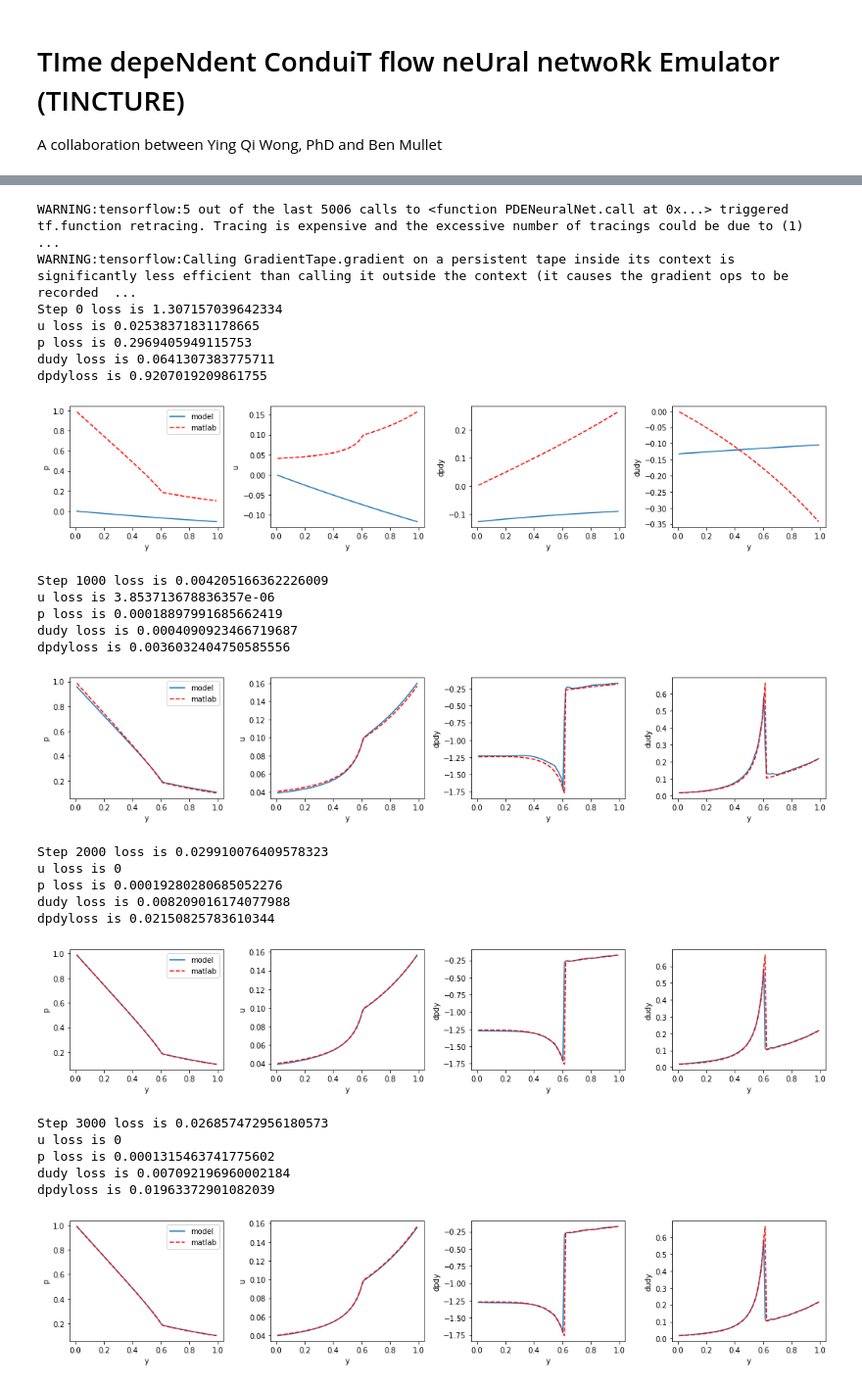
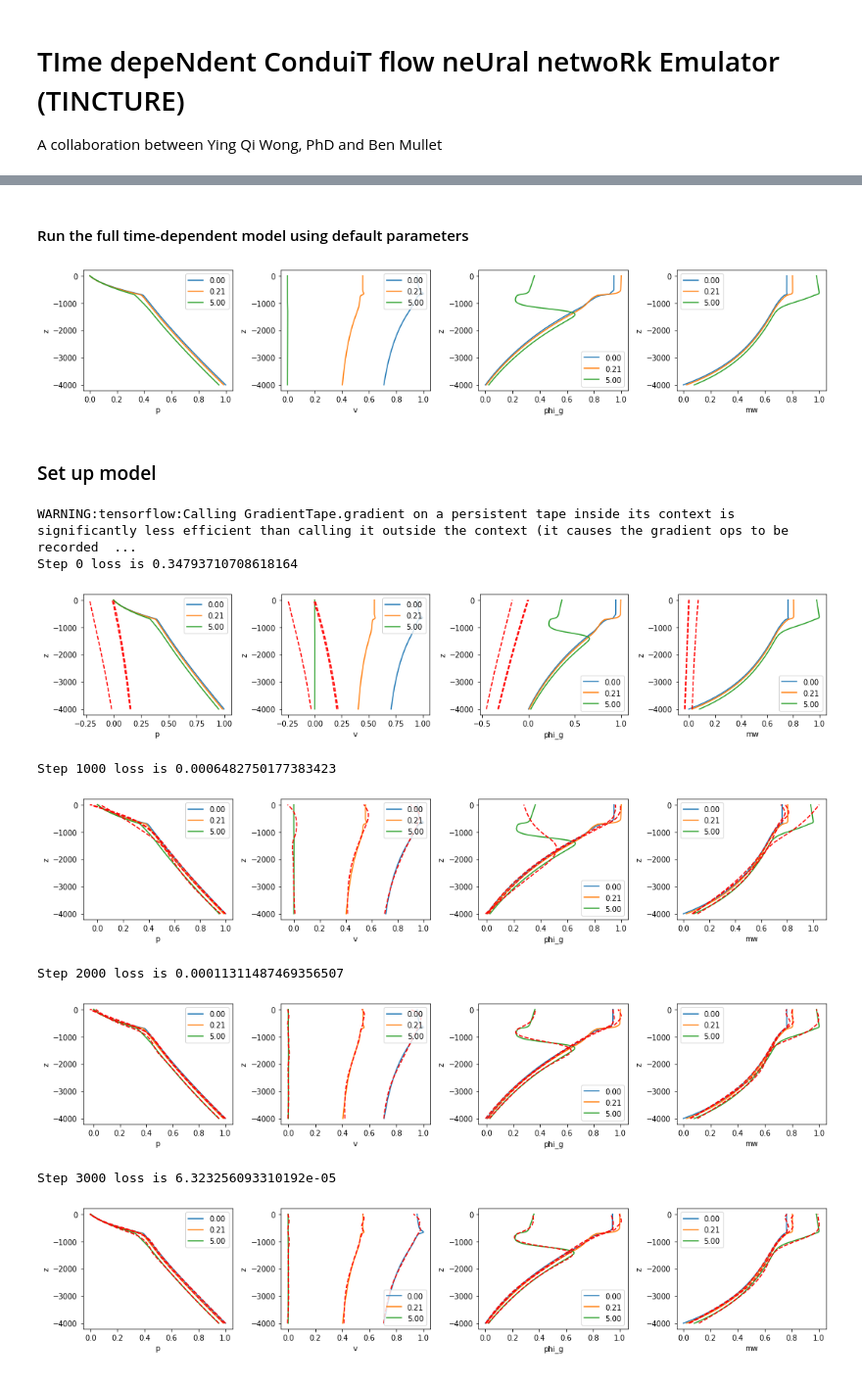
Before and after one commit to bmullet/neural_conduit, a Jupyter notebook: Neural_tdc.ipynb, the cells around one changed output, grey strips where cells are left out. Shown at 98% size. Saved outputs shown, nothing was run; the diff lists cells and outputs as text; code cells hidden in the pictures.

Commit message:
Extract matlab data and train on it
- Grab matlab data from YQ's code
- Train neural network to match the data
- Set up infrastructure to allow training on physics

```diff
--- a/Neural_tdc.ipynb
+++ b/Neural_tdc.ipynb
@@ -9,0 +26,20 @@ import matplotlib.pyplot as plt
+# %% [markdown]
+#### Run the full time-dependent model using default parameters
+# %%
+def n_by_1(array):
+  """Transform array to Nx1"""
+  array = np.array(array)
+
+  assert len(array.shape) <= 2, "Array dim should be <= 2"
+
+  if len(array.shape) < 2:
+    array = array[:,np.newaxis]
+
+  L, W = array.shape
+  if L < W:
+    array = array.T
+
+  return array
+# %%
+n = n_by_1(np.array([1,2,3]))
+m = np.array([1,2,3])
@@ -10,3 +183,13 @@ import matplotlib.pyplot as plt
+# %%
+# Load data
+c = conduit_model_data_handler()
+# %%
+# Plot example model realizations
+c.plot()
+# %% [output]
+[figure, added]
+# %% [markdown]
+### Set up model
 # %%
 # Neural network model
 
@@ -34,10 +217,5 @@ class PDENeuralNet(tf.keras.Model):
     return z
 # %%
 # Neural network parameters
-N_INPUTS = 1
-N_OUTPUTS = 2
-
-# Hyper-parameters
-N_QUERY = 100
-N_ITER = 50000
-N_DATA_STEPS = 2000
+N_INPUTS = 2
+N_OUTPUTS = 4
@@ -278,30 +349,17 @@ def plot(y,p,u,dpdy,dudy,A,p0=None,u0 = None,dpdy0=None, dudy0=None):
 # %%
+N_ITER=100000
+N_DATA_STEPS=10000
+
 conduit_nn = PDENeuralNet(N_INPUTS,N_OUTPUTS) # First output is pressure, second is u
-train(conduit_nn, y_tensor, A, mat, simple_conduit_loss)
+
+train(conduit_nn, tf.convert_to_tensor(c.in_array), c, conduit_loss)
 # %% [output]
-WARNING:tensorflow:5 out of the last 5006 calls to <function PDENeuralNet.call at 0x...> triggered tf.function retracing. Tracing is expensive and the excessive number of tracings could be due to (1)  ...
 WARNING:tensorflow:Calling GradientTape.gradient on a persistent tape inside its context is significantly less efficient than calling it outside the context (it causes the gradient ops to be recorded  ...
-Step 0 loss is 1.307157039642334
-u loss is 0.02538371831178665
-p loss is 0.2969405949115753
-dudy loss is 0.0641307383775711
-dpdyloss is 0.9207019209861755
+Step 0 loss is 0.34793710708618164
-[figure, old version]
+[figure, new version]
-Step 1000 loss is 0.004205166362226009
-u loss is 3.853713678836357e-06
-p loss is 0.00018897991685662419
-dudy loss is 0.0004090923466719687
-dpdyloss is 0.0036032404750585556
+Step 1000 loss is 0.0006482750177383423
-[figure, old version]
+[figure, new version]
-Step 2000 loss is 0.029910076409578323
-u loss is 0
-p loss is 0.00019280280685052276
-dudy loss is 0.008209016174077988
-dpdyloss is 0.02150825783610344
+Step 2000 loss is 0.00011311487469356507
-[figure, old version]
+[figure, new version]
-Step 3000 loss is 0.026857472956180573
-u loss is 0
-p loss is 0.0001315463741775602
-dudy loss is 0.007092196960002184
-dpdyloss is 0.01963372901082039
+Step 3000 loss is 6.323256093310192e-05
-[figure, old version]
+[figure, new version]
```
Also changed, not shown: parts of 16 cells of this notebook, 2 other files.
